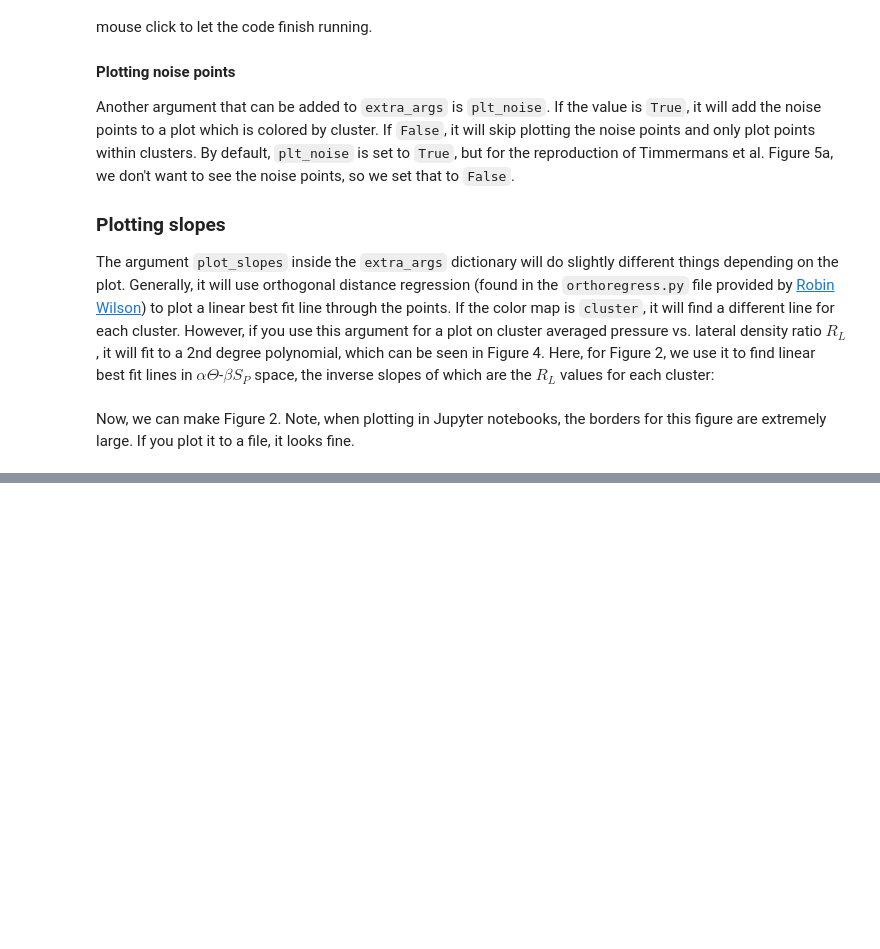
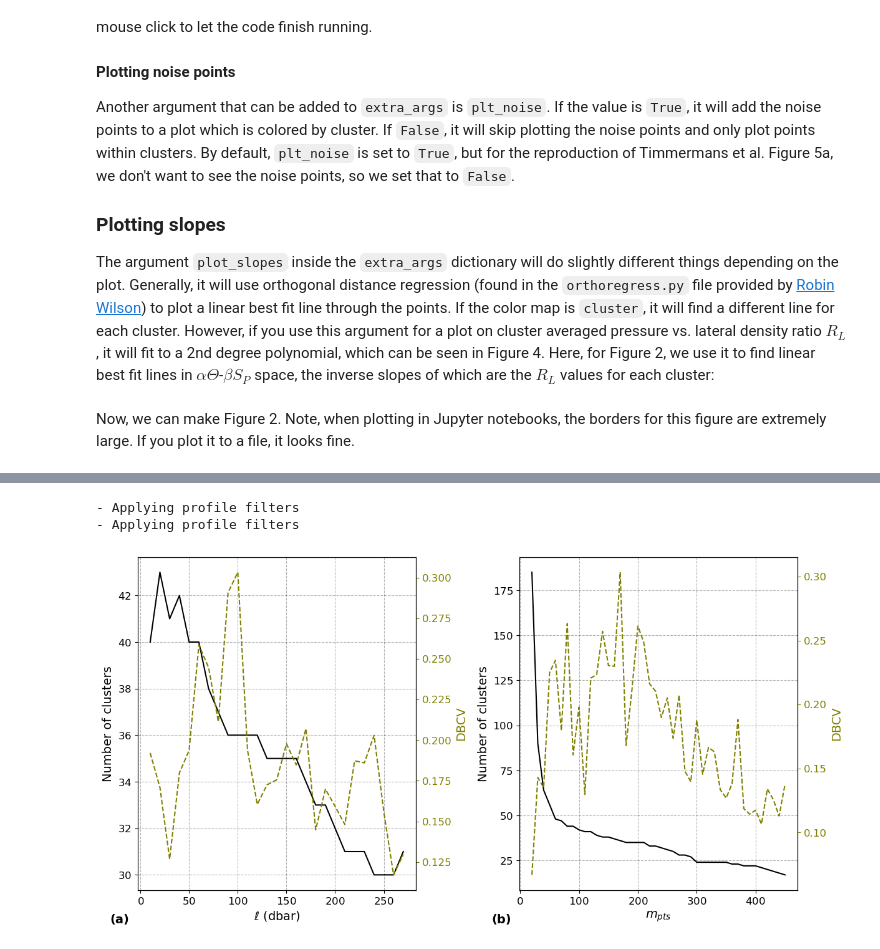
Before and after one commit to JustinTrenchcoat/Staircase_Clustering, a Jupyter notebook: Create_Figures.ipynb, the cells around one changed output, grey strips where cells are left out. Cells and saved outputs as stored; diff of their text form; code cells hidden in the pictures; blank space fills up the shorter version.

```diff
--- a/Create_Figures.ipynb
+++ b/Create_Figures.ipynb
@@ -463,0 +450,4 @@ Figure 3 from the study shows two parameter sweeps as an example of how to selec
+# %%
+T2008_m_pts = 170
+pp_ITP2_ps_m_pts = ahf.Plot_Parameters(x_vars=['m_pts'], y_vars=['n_clusters','DBCV'], clr_map='clr_all_same', extra_args={'cl_x_var':'SP', 'cl_y_var':'la_CT', 'm_pts':T2008_m_pts, 'cl_ps_tuple':[20,455,10]}, legend=False, add_grid=False)
+pp_ITP2_ps_l_ell  = ahf.Plot_Parameters(x_vars=['ell_size'], y_vars=['n_clusters','DBCV'], clr_map='clr_all_same', extra_args={'cl_x_var':'SP', 'cl_y_var':'la_CT', 'm_pts':T2008_m_pts, 'cl_ps_tuple':[10,271,10]}, legend=False, add_grid=False)
@@ -463,0 +460,17 @@ Figure 3 from the study shows two parameter sweeps as an example of how to selec
+# %%
+### Figure 3
+## Parameter sweep across \ell and m_pts for ITP2, Timmermans et al. 2008
+# Make the Analysis Groups
+group_ps_l_ell = ahf.Analysis_Group(ds_ITP2_all, pfs_ITP2, pp_ITP2_ps_l_ell, plot_title='')
+group_ps_m_pts = ahf.Analysis_Group(ds_ITP2_all, pfs_ITP2, pp_ITP2_ps_m_pts, plot_title='')
+# Make the figure
+if False:
+    ahf.make_figure([group_ps_l_ell, group_ps_m_pts], use_same_y_axis=False, filename='Figure_3.pickle')
+else:
+    import dill as pl
+    fig = pl.load(open('outputs/Figure_3.pickle', 'rb'))
+    plt.show()
+# %% [output]
+- Applying profile filters
+- Applying profile filters
+[figure, added]
```
Also changed, not shown: parts of 13 cells of this notebook, 1 other file.
